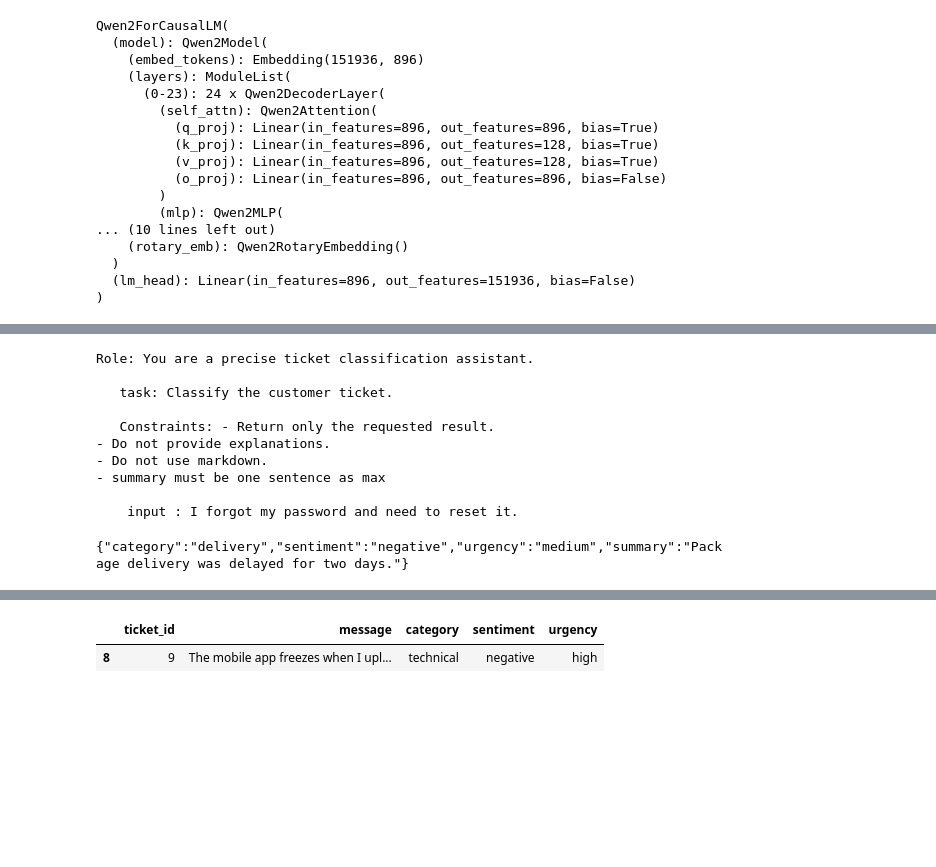
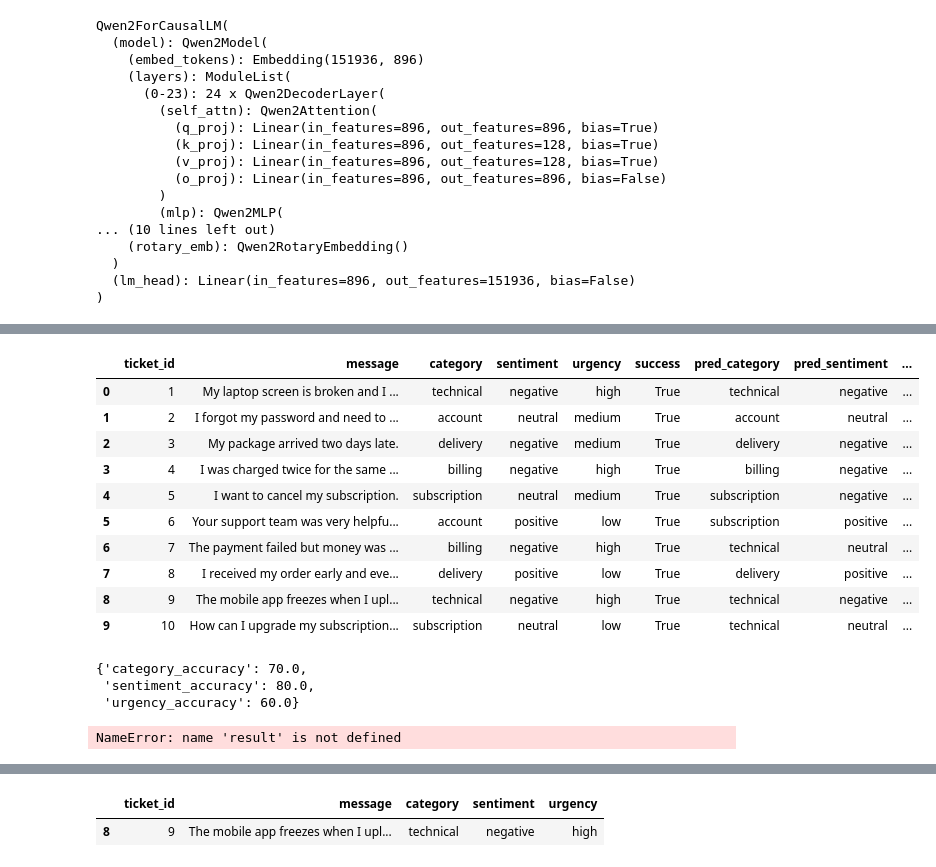
Before and after one commit to abramhany/ticket_summary, a Jupyter notebook: src/notebooks/test.ipynb, the cells around one changed output, grey strips where cells are left out. Cells and saved outputs as stored; diff of their text form; code cells hidden in the pictures; blank space fills up the shorter version.

```diff
--- a/src/notebooks/test.ipynb
+++ b/src/notebooks/test.ipynb
@@ -70,0 +51,2 @@ AttributeError: 'numpy.int64' object has no attribute 'values'
+# %%
+df = evaluator.evalutaion_dataframe(max_new_tokens=150,use_cache= True)
@@ -71,13 +94,14 @@ AttributeError: 'numpy.int64' object has no attribute 'values'
 # %%
-print(metric)
+df
 # %% [output]
-Role: You are a precise ticket classification assistant.
-
-   task: Classify the customer ticket.
-
-   Constraints: - Return only the requested result.
-- Do not provide explanations.
-- Do not use markdown.
-- summary must be one sentence as max
-
-    input : I forgot my password and need to reset it.
+|  | ticket_id | message | category | sentiment | urgency | success | pred_category | pred_sentiment | ... |
+| 0 | 1 | My laptop screen is broken and I ... | technical | negative | high | True | technical | negative | ... |
+| 1 | 2 | I forgot my password and need to ... | account | neutral | medium | True | account | neutral | ... |
+| 2 | 3 | My package arrived two days late. | delivery | negative | medium | True | delivery | negative | ... |
+| 3 | 4 | I was charged twice for the same ... | billing | negative | high | True | billing | negative | ... |
+| 4 | 5 | I want to cancel my subscription. | subscription | neutral | medium | True | subscription | negative | ... |
+| 5 | 6 | Your support team was very helpfu... | account | positive | low | True | subscription | positive | ... |
+| 6 | 7 | The payment failed but money was ... | billing | negative | high | True | technical | neutral | ... |
+| 7 | 8 | I received my order early and eve... | delivery | positive | low | True | delivery | positive | ... |
+| 8 | 9 | The mobile app freezes when I upl... | technical | negative | high | True | technical | negative | ... |
+| 9 | 10 | How can I upgrade my subscription... | subscription | neutral | low | True | technical | neutral | ... |
@@ -84 +112,7 @@ Role: You are a precise ticket classification assistant.
+# %%
+clean_metric
+# %% [output]
+{'category_accuracy': 70.0,
+ 'sentiment_accuracy': 80.0,
+ 'urgency_accuracy': 60.0}
 # %%
@@ -86,7 +120,7 @@ result = generator(summary_prompt(table_1.return_ticket(2)), max_new_tokens=150,
 #print(result)
 # %%
 output = Ticket.model_validate_json(result)
-print(output.model_dump_json())
+output = output.model_dump_json()
 # %% [output]
-{"category":"delivery","sentiment":"negative","urgency":"medium","summary":"Package delivery was delayed for two days."}
+NameError: name 'result' is not defined
 # %%
```
Also changed, not shown: parts of 8 cells of this notebook, 2 other files.
